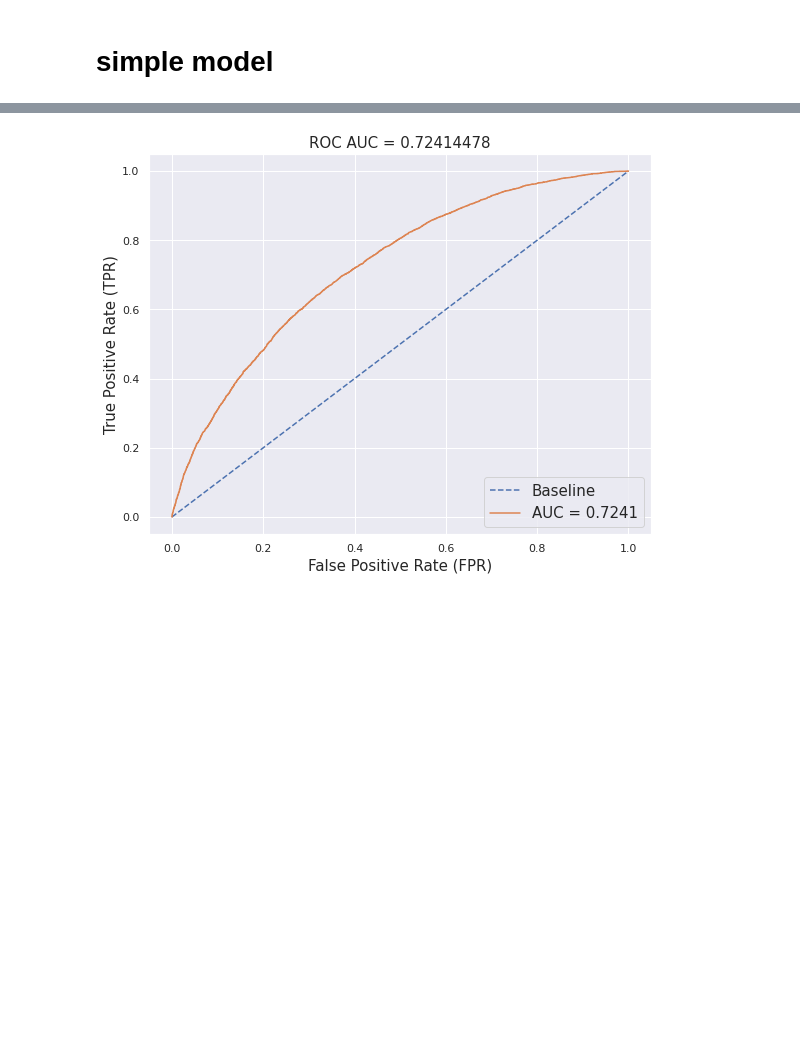
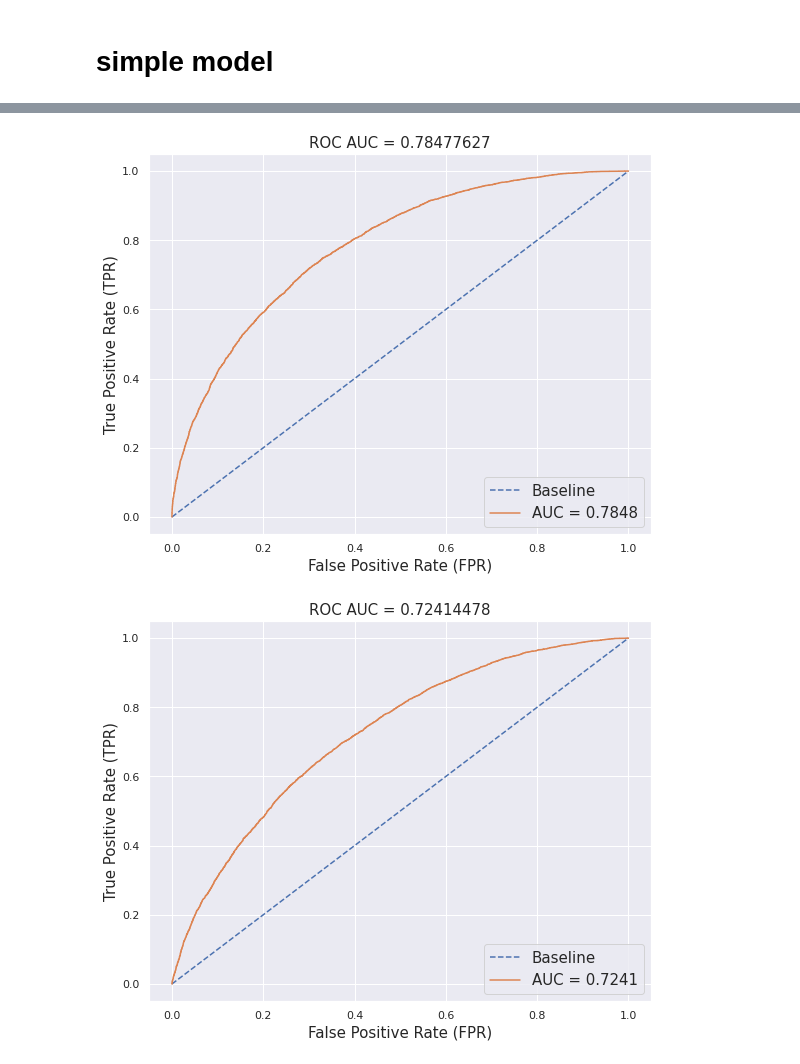
Before and after one commit to XelorR/sf_project_5, a Jupyter notebook: pp_baseline_short.ipynb, the cells around one changed output, grey strips where cells are left out. Drawn from its saved outputs; the diff is of its cells as text; code cells hidden in the pictures; blank space fills up the shorter version.

```diff
--- a/pp_baseline_short.ipynb
+++ b/pp_baseline_short.ipynb
@@ -116,3 +137,13 @@ X_train_us, X_test_us, y_train_us, y_test_us = train_test_split(
+# %%
+plot_roc_auc(
+    y_train_us,
+    HistGradientBoostingClassifier()
+    .fit(X_train_us, y_train_us)
+    .predict_proba(X_train_us)
+    .T[1],
+)
+# %% [output]
+[figure, added]
 # %%
 plot_roc_auc(
     y_train_us,
```
Also changed, not shown: parts of 4 cells of this notebook.
